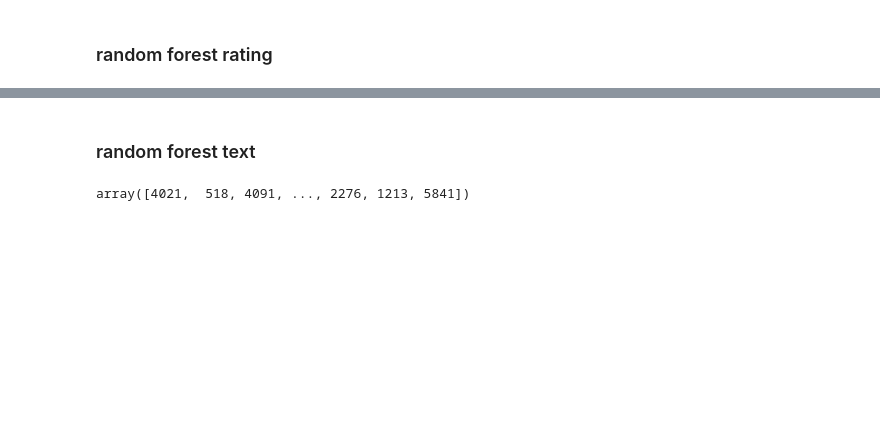
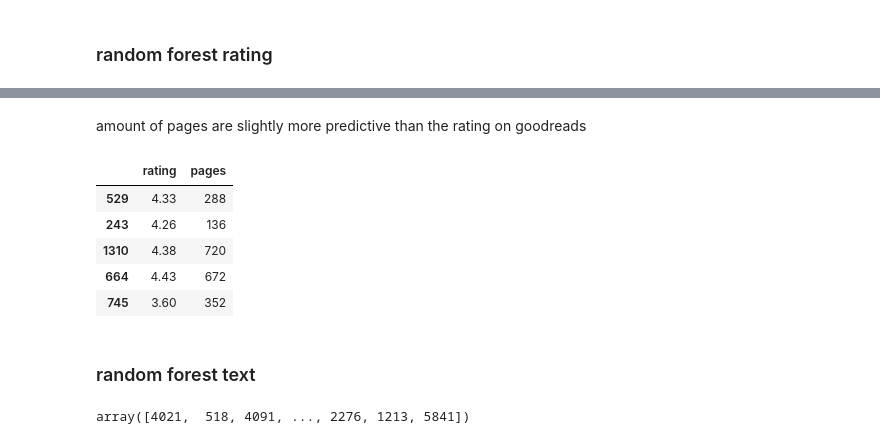
Before and after one commit to robillersomeone/NYT_bestsellers, a Jupyter notebook: modeling/modeling_optimization.ipynb, the cells around one changed output, grey strips where cells are left out. Drawn from its saved outputs; the diff is of its cells as text; code cells hidden in the pictures; blank space fills up the shorter version.

```diff
--- a/modeling/modeling_optimization.ipynb
+++ b/modeling/modeling_optimization.ipynb
@@ -524,3 +519,14 @@ plt.show()
+# %% [markdown]
+amount of pages are slightly more predictive than the rating on goodreads
+# %%
+X_train_rating.head()
+# %% [output]
+|  | rating | pages |
+| 529 | 4.33 | 288 |
+| 243 | 4.26 | 136 |
+| 1310 | 4.38 | 720 |
+| 664 | 4.43 | 672 |
+| 745 | 3.60 | 352 |
 # %% [markdown]
 ### random forest text
 # %%
```
Also changed, not shown: parts of 9 cells of this notebook, 2 other files.
